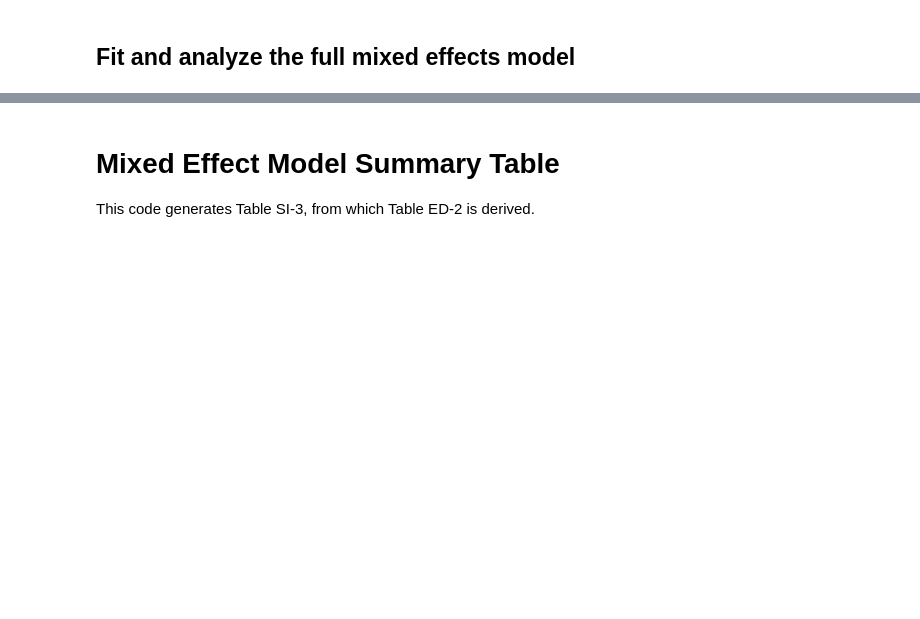
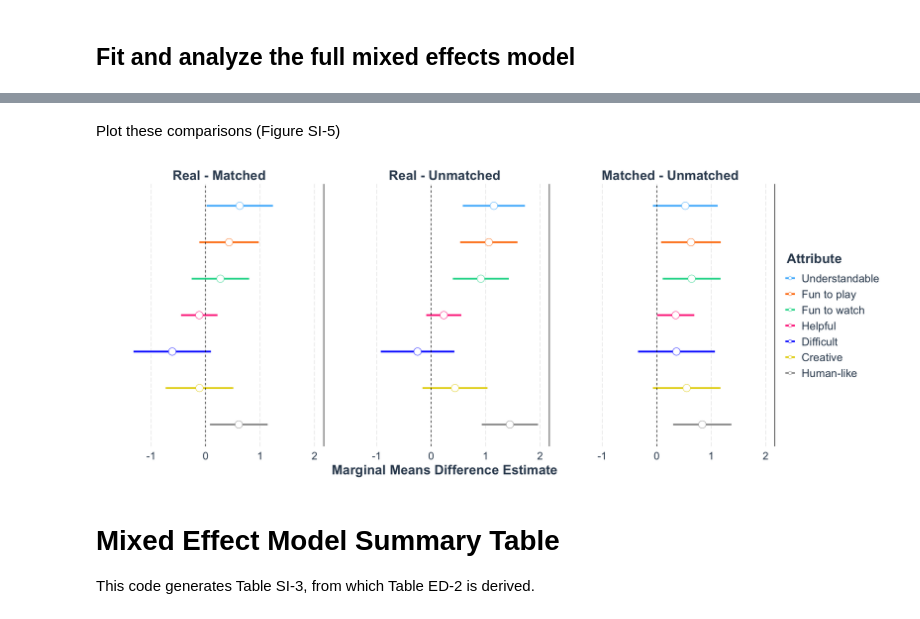
Before and after one commit to guydav/goals-as-reward-producing-programs, a Jupyter notebook: reproduction_notebooks/human_evaluations_mixed_models.ipynb, the cells around one changed output, grey strips where cells are left out. Drawn from its saved outputs; the diff is of its cells as text; code cells hidden in the pictures; blank space fills up the shorter version.

```diff
--- a/reproduction_notebooks/human_evaluations_mixed_models.ipynb
+++ b/reproduction_notebooks/human_evaluations_mixed_models.ipynb
@@ -305,0 +355,18 @@ Warning message:
+# %%
+summary_list <- list()
+
+CONTRAST_NAMES <- c("Matched - Unmatched", "Real - Unmatched", "Real - Matched")
+for (i in seq_along(marginal_mean_list)) {
+    attr <- names(marginal_mean_list)[i]
+    p <- pairs(marginal_mean_list[[attr]], reverse = TRUE)
+    s <- summary(p)
+    s$contrast <- CONTRAST_NAMES
+    s$attribute <- ATTRIBUTES_NAMES[i]
+    summary_list[[i]] <- s
+}
+
+combined_summary_df <- do.call(rbind, summary_list)
+combined_summary_df$contrast <- factor(combined_summary_df$contrast, levels = rev(CONTRAST_NAMES), ordered = TRUE)
+combined_summary_df$attribute <- factor(combined_summary_df$attribute, levels = ATTRIBUTES_NAMES, ordered = TRUE)
+combined_summary_df$SE2 = combined_summary_df$SE * 2
+head(combined_summary_df)
@@ -306,3 +383,45 @@ Warning message:
+# %% [markdown]
+Plot these comparisons (Figure SI-5)
+# %%
+ggplot(combined_summary_df, aes(x = estimate, y = attribute, color = contrast)) +
+    geom_errorbarh(aes(xmin = estimate - SE2, xmax = estimate + SE2), height = 0, size = 1.5) +
+    geom_point(size = 6, shape = 21, fill = "white") +
+    aes(color = attribute) +
+    scale_y_discrete(limits = rev) +
+    scale_color_manual(values = get_colors(as.list("CUD Bright"), 7)) +
+    facet_wrap(~contrast, nrow = 1, ncol = 3) +
+    # scale_color_jtools(palette = "cud_bright") +
+    labs(x = "Estimate", y = "Attribute") +
+    theme_nice() +
+    theme(
+        text = element_text(size = 24, face = "bold"),
+        legend.position = "right",
+        legend.text = element_text(size = 20, face = "plain"),
+        # legend.key.spacing.y = unit(0.4, "cm"),
+        # legend.key.size = unit(1, "cm"),
+        panel.grid.major.y = element_blank(),
+        panel.grid.minor.y = element_blank(),
+        axis.text.y = element_blank(),
+        axis.ticks.y = element_blank(),
+        axis.text.x = element_text(face = "plain"),
+        strip.text = element_text(size = 24, face = "bold"),
+    ) +
+    guides(color = guide_legend(title = "Attribute", override.aes = list(linetype = "solid", shape = 21, size = 2.5, linewidth = 1.5), byrow = TRUE)) +
+    annotate(
+        geom = "segment",
+        x = Inf, xend = Inf,
+        y = -Inf, yend = Inf,
+        color = "black", , size = 1
+    ) +
+    geom_vline(xintercept = 0, linetype = "dashed", color = "black") +
+    xlim(-1.5, 2) +
+    xlab("Marginal Means Difference Estimate") +
+    ylab("") +
+    theme(legend.spacing.y = unit(0.5, "cm"))
+
+ggsave('./figures/full_model_marginal_means.pdf', dpi=900, width=20, height=6)
+# %% [output]
+[figure, added]
 # %% [markdown]
 # Mixed Effect Model Summary Table
 This code generates Table SI-3, from which Table ED-2 is derived.
```
Also changed, not shown: parts of 10 cells of this notebook, 3 other files.
